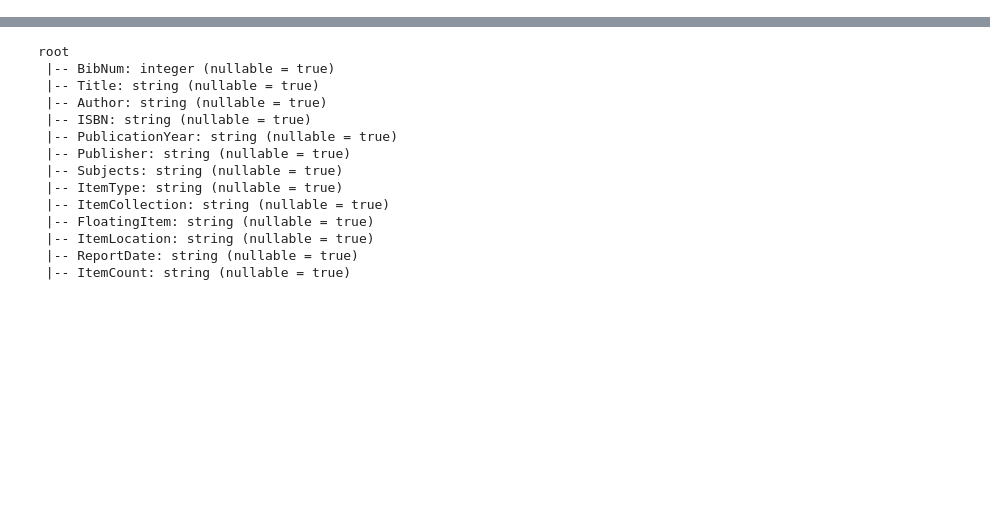
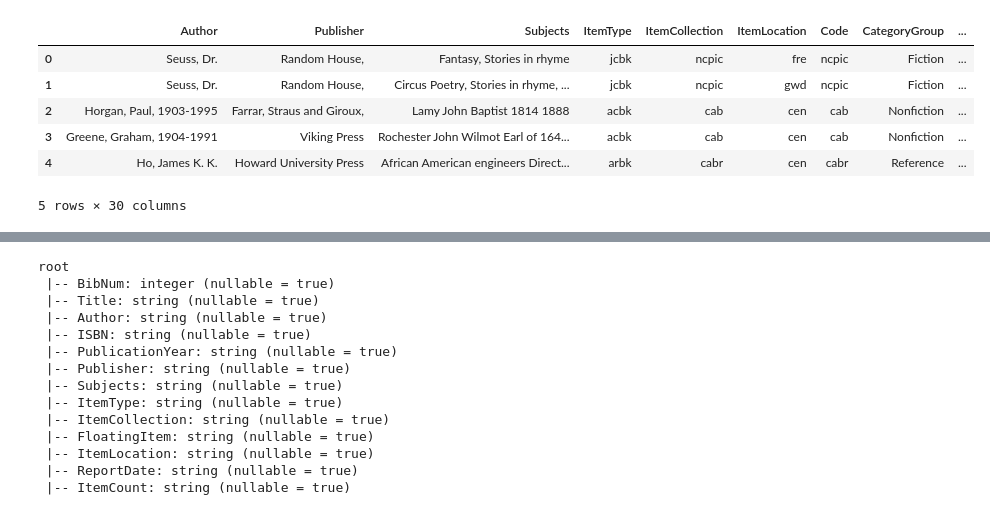
Before and after one commit to ediarifigueiras/ABDProject, a Jupyter notebook: Seattle Library - Classification Model.ipynb, the cells around one changed output, grey strips where cells are left out. Drawn from its saved outputs; the diff is of its cells as text; code cells hidden in the pictures; blank space fills up the shorter version.

```diff
--- a/Seattle Library - Classification Model.ipynb
+++ b/Seattle Library - Classification Model.ipynb
@@ -54,0 +246,3 @@ DataFrame[BibNum: int, Title: string, Author: string, ISBN: string, PublicationY
+# %%
+cols_to_drop = ["FloatingItem", "BibNum", "Title", "ISBN", "PublicationYear", "ReportDate", "ItemCount", "ReportDate", "CodeType", "Description", "CollectionInventoryIncluded", "FormatGroup", "FormatSubgroup"]
+cols_of_interest = [x for x in df_main_join_df_item_collection.columns if x not in cols_to_drop]
@@ -54,0 +298,6 @@ DataFrame[BibNum: int, Title: string, Author: string, ISBN: string, PublicationY
+# %%
+df_main_join_df_item_collection=df_main_join_df_item_collection.select(cols_of_interest)
+# %%
+# Limpar nulls
+df_main_join_df_item_collection=df_main_join_df_item_collection.dropna()
+df_main_join_df_item_collection.count()
@@ -54,0 +364,25 @@ DataFrame[BibNum: int, Title: string, Author: string, ISBN: string, PublicationY
+# %%
+# 2 - OneHotEncoder
+onehotencoder_item_collection_vector = OneHotEncoder(inputCol="ItemCollectionIndex", outputCol="ItemCollectionVec")
+onehotencoder_item_type_vector = OneHotEncoder(inputCol="ItemTypeIndex", outputCol="ItemTypeVec")
+onehotencoder_item_location_vector = OneHotEncoder(inputCol="ItemLocationIndex", outputCol="ItemLocationVec")
+onehotencoder_author_vector = OneHotEncoder(inputCol="AuthorIndex", outputCol="AuthorVec")
+onehotencoder_subjects_vector = OneHotEncoder(inputCol="SubjectsIndex", outputCol="SubjectsVec")
+onehotencoder_age_group_vector = OneHotEncoder(inputCol="AgeGroupIndex", outputCol="AgeGroupVec")
+onehotencoder_category_subgroup_vector = OneHotEncoder(inputCol="CategorySubgroupIndex", outputCol="CategorySubgroupVec")
+onehotencoder_code_vector = OneHotEncoder(inputCol="CodeIndex", outputCol="CodeVec")
+onehotencoder_category_group_vector = OneHotEncoder(inputCol="CategoryGroupIndex", outputCol="CategoryGroupVec")
+onehotencoder_publisher_vector = OneHotEncoder(inputCol="PublisherIndex", outputCol="PublisherVec")
+
+df_final = onehotencoder_item_collection_vector.fit(df_final).transform(df_final)
+df_final = onehotencoder_item_type_vector.fit(df_final).transform(df_final)
+df_final = onehotencoder_item_location_vector.fit(df_final).transform(df_final)
+df_final = onehotencoder_author_vector.fit(df_final).transform(df_final)
+df_final = onehotencoder_subjects_vector.fit(df_final).transform(df_final)
+df_final = onehotencoder_publisher_vector.fit(df_final).transform(df_final)
+df_final = onehotencoder_age_group_vector.fit(df_final).transform(df_final)
+df_final = onehotencoder_category_subgroup_vector.fit(df_final).transform(df_final)
+df_final = onehotencoder_category_group_vector.fit(df_final).transform(df_final)
+df_final = onehotencoder_code_vector.fit(df_final).transform(df_final)
+
+pd.DataFrame(df_final.take(5), columns=df_final.columns)
@@ -54,0 +411,10 @@ DataFrame[BibNum: int, Title: string, Author: string, ISBN: string, PublicationY
+# %%
+pd.DataFrame(df_final.take(5), columns=df_final.columns)
+# %% [output]
+|  | Author | Publisher | Subjects | ItemType | ItemCollection | ItemLocation | Code | CategoryGroup | ... |
+| 0 | Seuss, Dr. | Random House, | Fantasy, Stories in rhyme | jcbk | ncpic | fre | ncpic | Fiction | ... |
+| 1 | Seuss, Dr. | Random House, | Circus Poetry, Stories in rhyme, ... | jcbk | ncpic | gwd | ncpic | Fiction | ... |
+| 2 | Horgan, Paul, 1903-1995 | Farrar, Straus and Giroux, | Lamy John Baptist 1814 1888 | acbk | cab | cen | cab | Nonfiction | ... |
+| 3 | Greene, Graham, 1904-1991 | Viking Press | Rochester John Wilmot Earl of 164... | acbk | cab | cen | cab | Nonfiction | ... |
+| 4 | Ho, James K. K. | Howard University Press | African American engineers Direct... | arbk | cabr | cen | cabr | Reference | ... |
+5 rows × 30 columns
```
Also changed, not shown: parts of 54 cells of this notebook.
